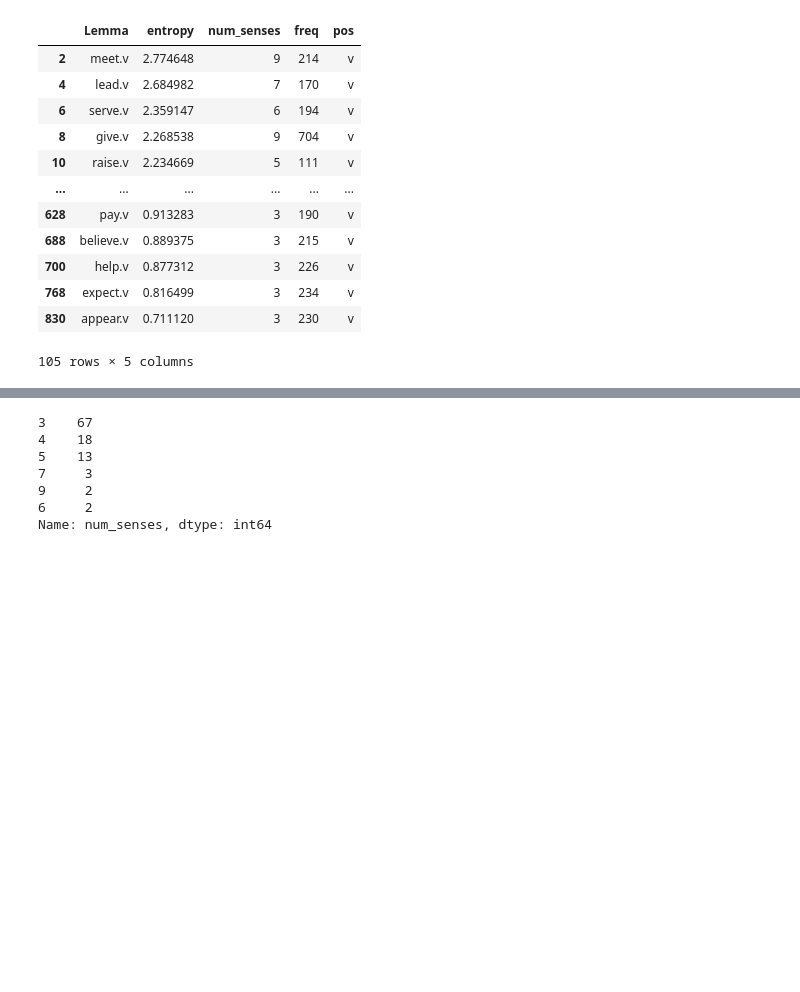
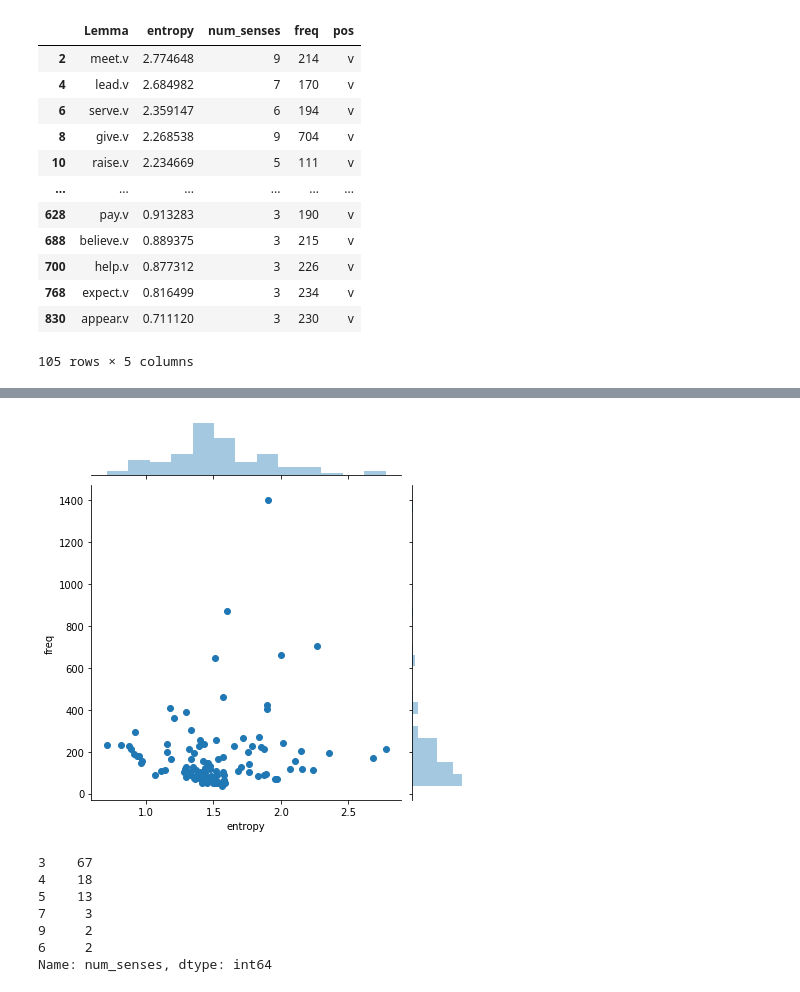
Before and after one commit to sathvikn/bert-wordsense, a Jupyter notebook: codebase/notebooks/choose_words.ipynb, the cells around one changed output, grey strips where cells are left out. Cells and saved outputs as stored; diff of their text form; code cells hidden in the pictures; blank space fills up the shorter version.

```diff
--- a/codebase/notebooks/choose_words.ipynb
+++ b/codebase/notebooks/choose_words.ipynb
@@ -54,3 +105,11 @@ verbs
+# %%
+verbplot = sns.jointplot(x="entropy", y="freq", data=verbs)
+nounplot.set_axis_labels('Entropy', 'Frequency in Semcor')
+#plt.subplots_adjust(top=0.9, left = 0.2)
+nounplot.fig.suptitle("Entropy and Frequency for Verbs with 3+ Senses", y=1.04)
+plt.savefig("../data/figures/verbentfreq.png")
+# %% [output]
+[figure, added]
 # %%
 verbs['num_senses'].value_counts()
 # %% [output]
```
Also changed, not shown: parts of 25 cells of this notebook, 3 other files.
